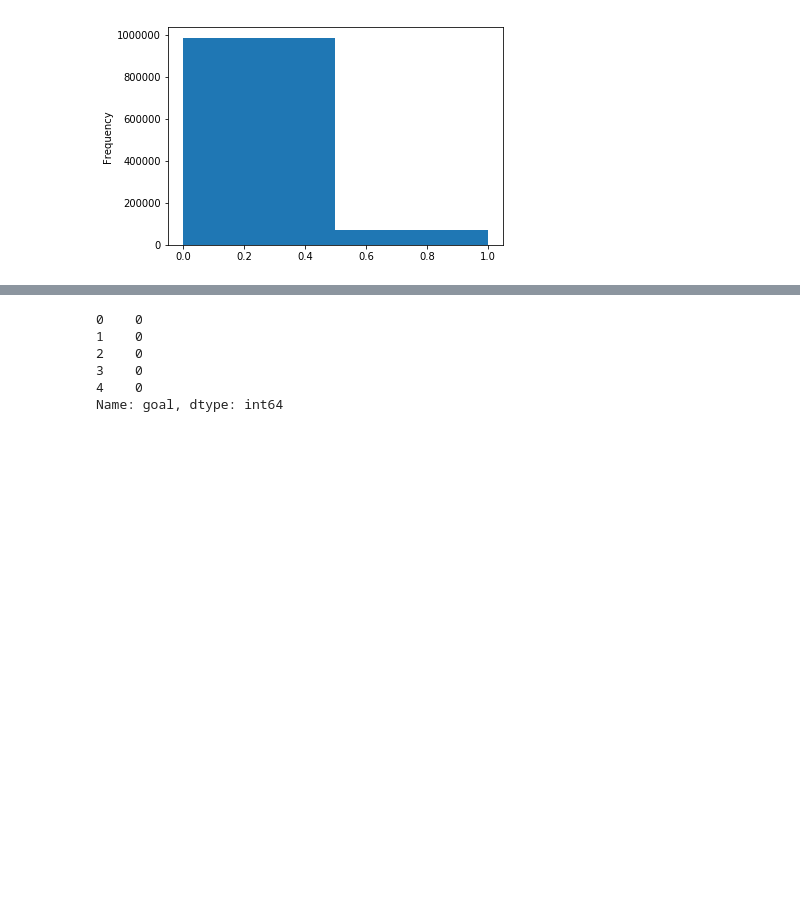
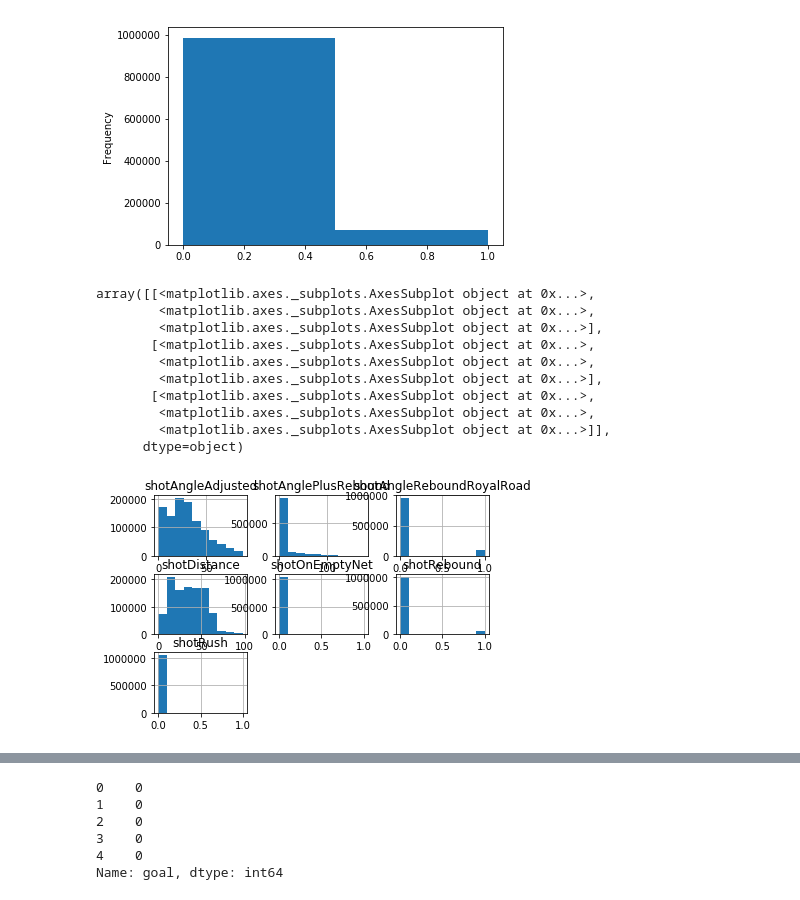
Before and after one commit to rosskipp/inspire-18-talk, a Jupyter notebook: models/python/hockey-shots.ipynb, the cells around one changed output, grey strips where cells are left out. Drawn from its saved outputs; the diff is of its cells as text; code cells hidden in the pictures; blank space fills up the shorter version.

```diff
--- a/models/python/hockey-shots.ipynb
+++ b/models/python/hockey-shots.ipynb
@@ -29,3 +29,20 @@ df_shots['goal'].plot.hist(bins=2)
 # %% [output]
 <matplotlib.axes._subplots.AxesSubplot at 0x...>
 [figure]
+# %%
+colsOfInterest = ["shotType", "shotOnEmptyNet", "shotRush", "shotRebound",
+                  "shotDistance", "shotAngleAdjusted", 'shotAnglePlusRebound', 'shotAngleReboundRoyalRoad']
+df_red = df_shots[colsOfInterest]
+df_red.hist()
+# %% [output]
+array([[<matplotlib.axes._subplots.AxesSubplot object at 0x...>,
+        <matplotlib.axes._subplots.AxesSubplot object at 0x...>,
+        <matplotlib.axes._subplots.AxesSubplot object at 0x...>],
+       [<matplotlib.axes._subplots.AxesSubplot object at 0x...>,
+        <matplotlib.axes._subplots.AxesSubplot object at 0x...>,
+        <matplotlib.axes._subplots.AxesSubplot object at 0x...>],
+       [<matplotlib.axes._subplots.AxesSubplot object at 0x...>,
+        <matplotlib.axes._subplots.AxesSubplot object at 0x...>,
+        <matplotlib.axes._subplots.AxesSubplot object at 0x...>]],
+      dtype=object)
+[figure, added]
```
Also changed, not shown: parts of 11 cells of this notebook, 7 other files.
